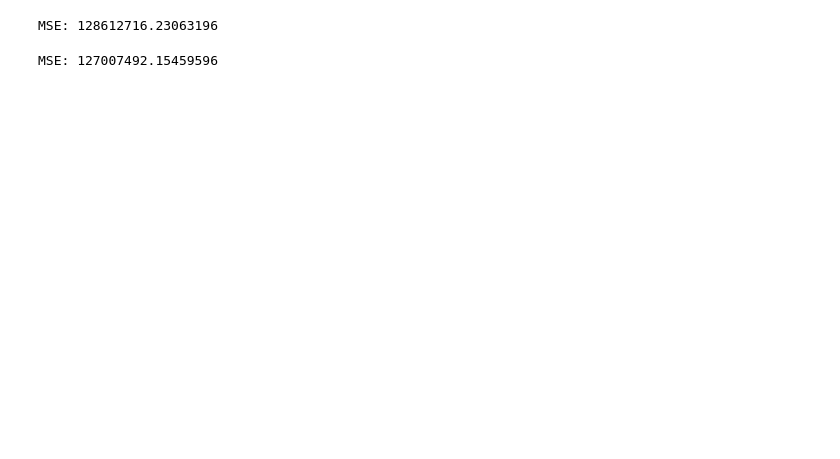
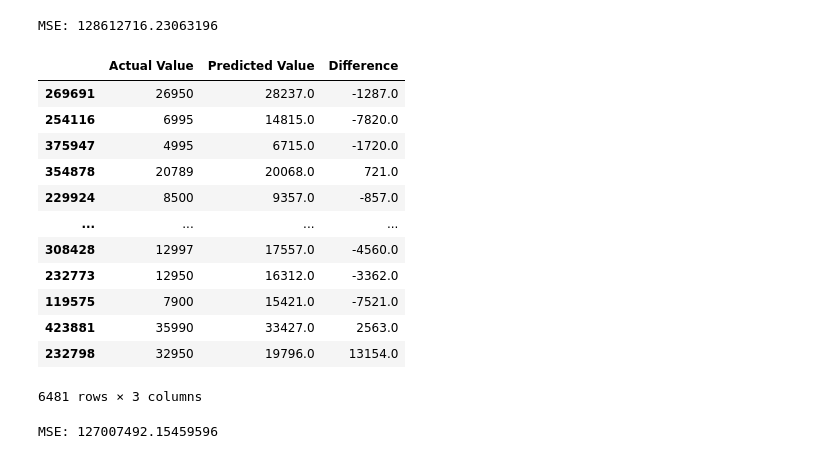
Before and after one commit to hemantborse/Practical-Application---Car-Pricing, a Jupyter notebook: Car_price.ipynb, the cells around one changed output. Cells and saved outputs as stored; diff of their text form; code cells hidden in the pictures; blank space fills up the shorter version.

```diff
--- a/Car_price.ipynb
+++ b/Car_price.ipynb
@@ -287,6 +321,23 @@ y_pred=linreg.predict(X_test)
 print('MSE:',mean_squared_error(y_test,y_pred))
 # %% [output]
 MSE: 128612716.23063196
+# %%
+pred_df=pd.DataFrame({'Actual Value':y_test,'Predicted Value':np.round(y_pred),'Difference':np.round(y_test-y_pred)})
+pred_df
+# %% [output]
+|  | Actual Value | Predicted Value | Difference |
+| 269691 | 26950 | 28237.0 | -1287.0 |
+| 254116 | 6995 | 14815.0 | -7820.0 |
+| 375947 | 4995 | 6715.0 | -1720.0 |
+| 354878 | 20789 | 20068.0 | 721.0 |
+| 229924 | 8500 | 9357.0 | -857.0 |
+| ... | ... | ... | ... |
+| 308428 | 12997 | 17557.0 | -4560.0 |
+| 232773 | 12950 | 16312.0 | -3362.0 |
+| 119575 | 7900 | 15421.0 | -7521.0 |
+| 423881 | 35990 | 33427.0 | 2563.0 |
+| 232798 | 32950 | 19796.0 | 13154.0 |
+6481 rows × 3 columns
 # %%
 #Liner Regression year,odometer,cylinders and price
 X=auto_no_all_zero_rows[['year','cylinders']]
```
Also changed, not shown: parts of 4 cells of this notebook.
